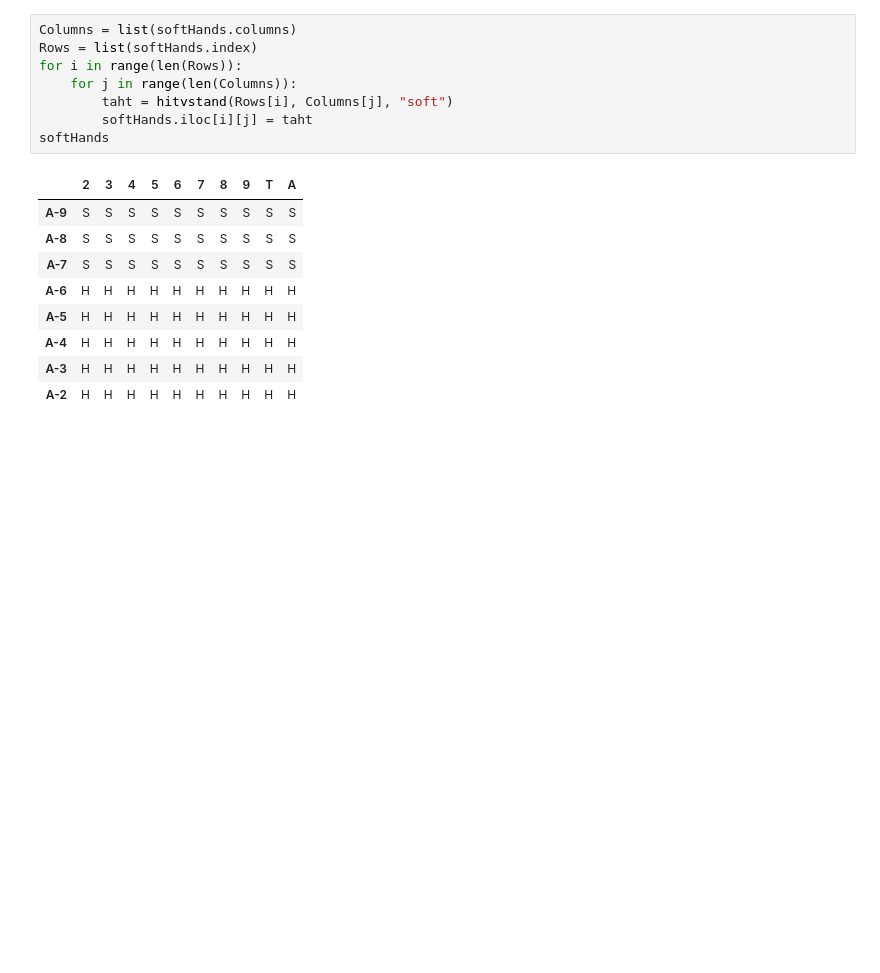
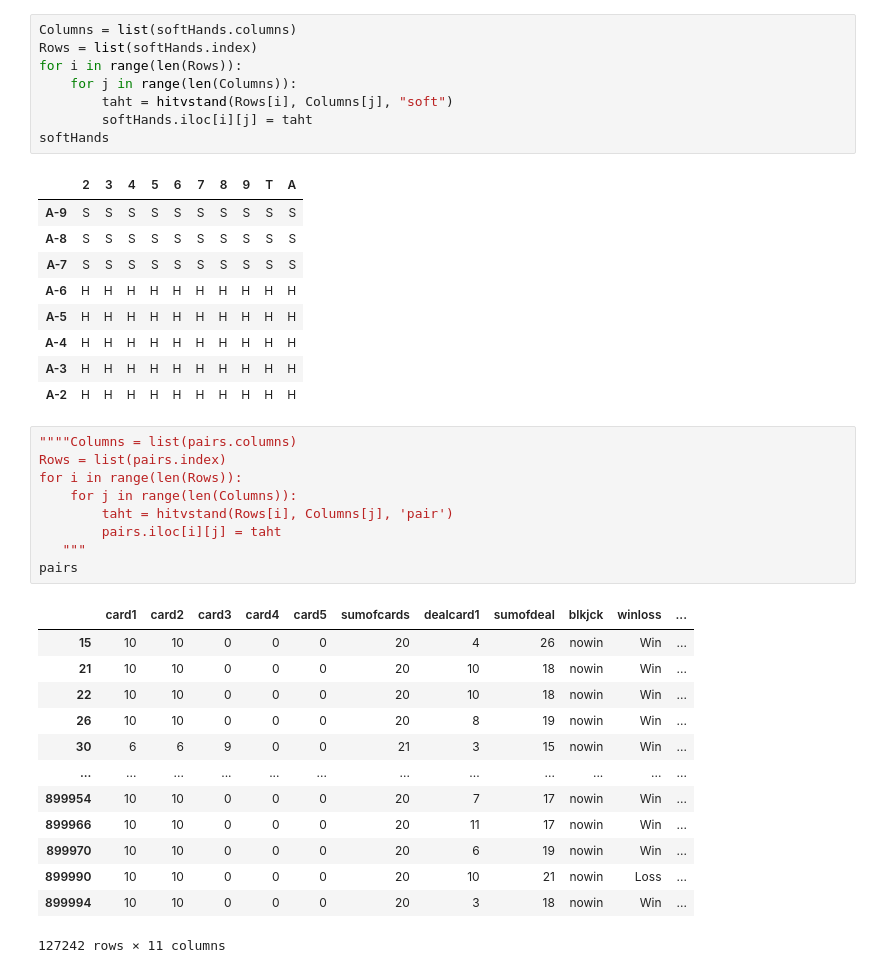
Before and after one commit to Kristjanp1/IDS-Blackjack, a Jupyter notebook: Blackjack.ipynb, the cells around one changed output. Saved outputs shown, nothing was run; the diff lists cells and outputs as text; blank space fills up the shorter version.

Commit message:
pairs

```diff
--- a/Blackjack.ipynb
+++ b/Blackjack.ipynb
@@ -225,3 +326,26 @@ softHands
 | A-4 | H | H | H | H | H | H | H | H | H | H |
 | A-3 | H | H | H | H | H | H | H | H | H | H |
 | A-2 | H | H | H | H | H | H | H | H | H | H |
+# %%
+""""Columns = list(pairs.columns)
+Rows = list(pairs.index)
+for i in range(len(Rows)):
+    for j in range(len(Columns)):
+        taht = hitvstand(Rows[i], Columns[j], 'pair')
+        pairs.iloc[i][j] = taht
+   """
+pairs
+# %% [output]
+|  | card1 | card2 | card3 | card4 | card5 | sumofcards | dealcard1 | sumofdeal | blkjck | winloss | ... |
+| 15 | 10 | 10 | 0 | 0 | 0 | 20 | 4 | 26 | nowin | Win | ... |
+| 21 | 10 | 10 | 0 | 0 | 0 | 20 | 10 | 18 | nowin | Win | ... |
+| 22 | 10 | 10 | 0 | 0 | 0 | 20 | 10 | 18 | nowin | Win | ... |
+| 26 | 10 | 10 | 0 | 0 | 0 | 20 | 8 | 19 | nowin | Win | ... |
+| 30 | 6 | 6 | 9 | 0 | 0 | 21 | 3 | 15 | nowin | Win | ... |
+| ... | ... | ... | ... | ... | ... | ... | ... | ... | ... | ... | ... |
+| 899954 | 10 | 10 | 0 | 0 | 0 | 20 | 7 | 17 | nowin | Win | ... |
+| 899966 | 10 | 10 | 0 | 0 | 0 | 20 | 11 | 17 | nowin | Win | ... |
+| 899970 | 10 | 10 | 0 | 0 | 0 | 20 | 6 | 19 | nowin | Win | ... |
+| 899990 | 10 | 10 | 0 | 0 | 0 | 20 | 10 | 21 | nowin | Loss | ... |
+| 899994 | 10 | 10 | 0 | 0 | 0 | 20 | 3 | 18 | nowin | Win | ... |
+127242 rows × 11 columns
```
Also changed, not shown: parts of 2 cells of this notebook.
